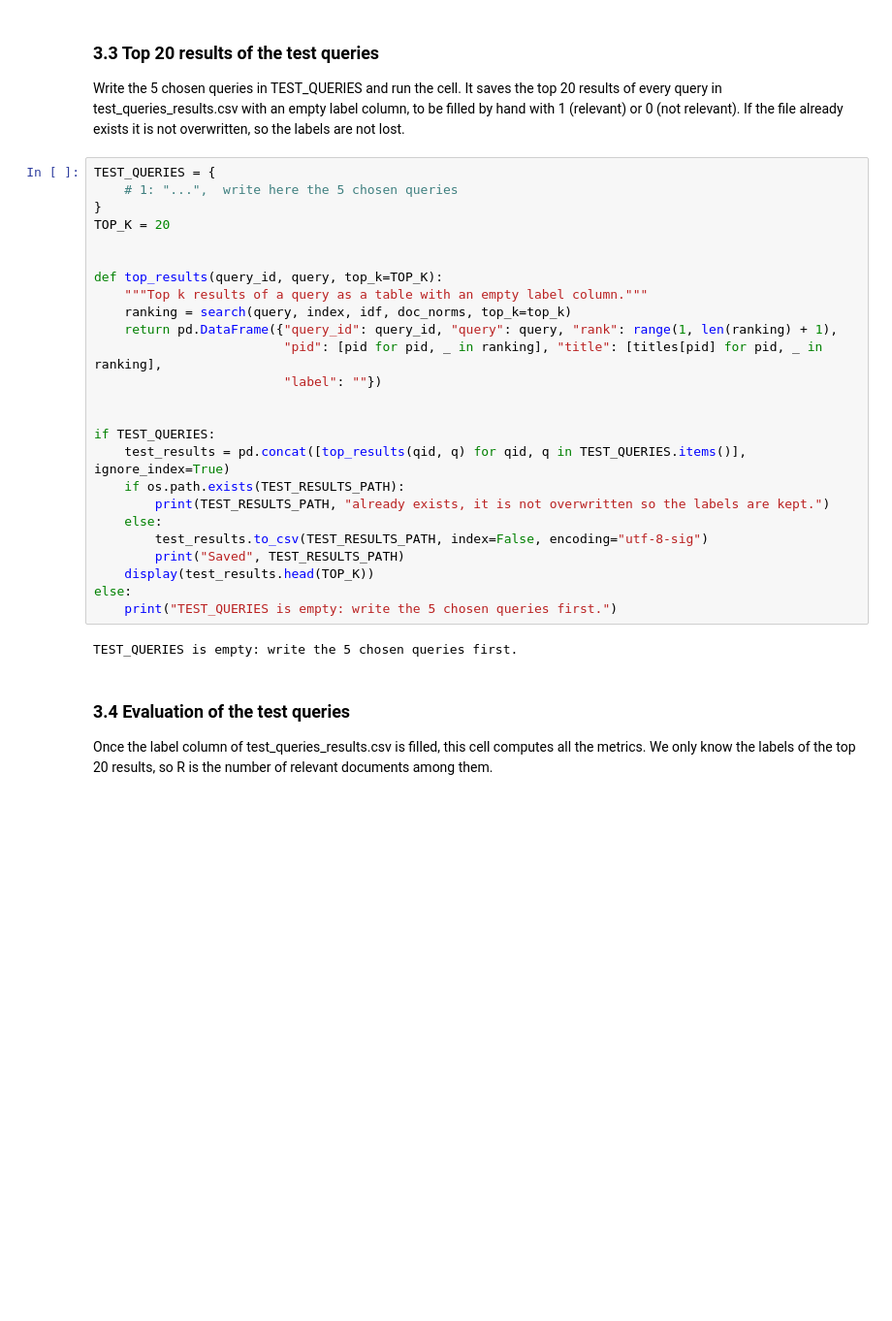
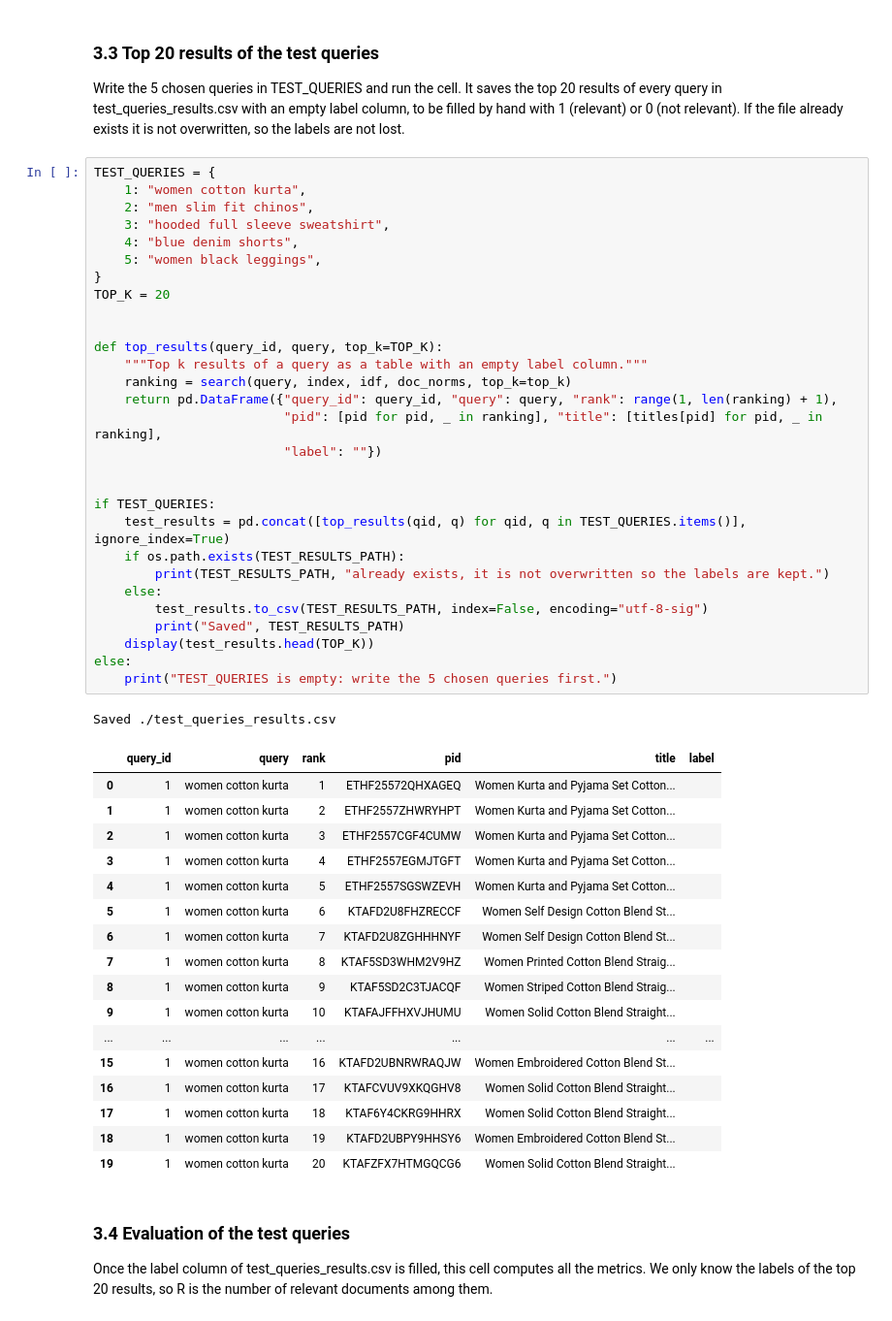
Before and after one commit to marticasasn/IRWA-2026-Search-Engine, a Jupyter notebook: IRWA_Part2_Indexing_Evaluation.ipynb, the cells around one changed output. Shown at 97% size. Drawn from its saved outputs; the diff is of its cells as text; blank space fills up the shorter version.

Commit message:
add test queries

```diff
--- a/IRWA_Part2_Indexing_Evaluation.ipynb
+++ b/IRWA_Part2_Indexing_Evaluation.ipynb
@@ -364,31 +364,52 @@ pd.DataFrame(rows).sort_values("AND results", ascending=False).reset_index(drop=
 Write the 5 chosen queries in TEST_QUERIES and run the cell. It saves the top 20 results of every query in test_queries_results.csv with an empty label column, to be filled by hand with 1 (relevant) or 0 (not relevant). If the file already exists it is not overwritten, so the labels are not lost.
 # %%
 TEST_QUERIES = {
-    # 1: "...",  write here the 5 chosen queries
+    1: "women cotton kurta",
+    2: "men slim fit chinos",
+    3: "hooded full sleeve sweatshirt",
+    4: "blue denim shorts",
+    5: "women black leggings",
 }
 TOP_K = 20
 
 
 def top_results(query_id, query, top_k=TOP_K):
     """Top k results of a query as a table with an empty label column."""
     ranking = search(query, index, idf, doc_norms, top_k=top_k)
     return pd.DataFrame({"query_id": query_id, "query": query, "rank": range(1, len(ranking) + 1),
                          "pid": [pid for pid, _ in ranking], "title": [titles[pid] for pid, _ in ranking],
                          "label": ""})
 
 
 if TEST_QUERIES:
     test_results = pd.concat([top_results(qid, q) for qid, q in TEST_QUERIES.items()], ignore_index=True)
     if os.path.exists(TEST_RESULTS_PATH):
         print(TEST_RESULTS_PATH, "already exists, it is not overwritten so the labels are kept.")
     else:
         test_results.to_csv(TEST_RESULTS_PATH, index=False, encoding="utf-8-sig")
         print("Saved", TEST_RESULTS_PATH)
     display(test_results.head(TOP_K))
 else:
     print("TEST_QUERIES is empty: write the 5 chosen queries first.")
 # %% [output]
-TEST_QUERIES is empty: write the 5 chosen queries first.
+Saved ./test_queries_results.csv
+|  | query_id | query | rank | pid | title | label |
+| 0 | 1 | women cotton kurta | 1 | ETHF25572QHXAGEQ | Women Kurta and Pyjama Set Cotton... |  |
+| 1 | 1 | women cotton kurta | 2 | ETHF2557ZHWRYHPT | Women Kurta and Pyjama Set Cotton... |  |
+| 2 | 1 | women cotton kurta | 3 | ETHF2557CGF4CUMW | Women Kurta and Pyjama Set Cotton... |  |
+| 3 | 1 | women cotton kurta | 4 | ETHF2557EGMJTGFT | Women Kurta and Pyjama Set Cotton... |  |
+| 4 | 1 | women cotton kurta | 5 | ETHF2557SGSWZEVH | Women Kurta and Pyjama Set Cotton... |  |
+| 5 | 1 | women cotton kurta | 6 | KTAFD2U8FHZRECCF | Women Self Design Cotton Blend St... |  |
+| 6 | 1 | women cotton kurta | 7 | KTAFD2U8ZGHHHNYF | Women Self Design Cotton Blend St... |  |
+| 7 | 1 | women cotton kurta | 8 | KTAF5SD3WHM2V9HZ | Women Printed Cotton Blend Straig... |  |
+| 8 | 1 | women cotton kurta | 9 | KTAF5SD2C3TJACQF | Women Striped Cotton Blend Straig... |  |
+| 9 | 1 | women cotton kurta | 10 | KTAFAJFFHXVJHUMU | Women Solid Cotton Blend Straight... |  |
+| ... | ... | ... | ... | ... | ... | ... |
+| 15 | 1 | women cotton kurta | 16 | KTAFD2UBNRWRAQJW | Women Embroidered Cotton Blend St... |  |
+| 16 | 1 | women cotton kurta | 17 | KTAFCVUV9XKQGHV8 | Women Solid Cotton Blend Straight... |  |
+| 17 | 1 | women cotton kurta | 18 | KTAF6Y4CKRG9HHRX | Women Solid Cotton Blend Straight... |  |
+| 18 | 1 | women cotton kurta | 19 | KTAFD2UBPY9HHSY6 | Women Embroidered Cotton Blend St... |  |
+| 19 | 1 | women cotton kurta | 20 | KTAFZFX7HTMGQCG6 | Women Solid Cotton Blend Straight... |  |
 # %% [markdown]
 ### 3.4 Evaluation of the test queries
 
```
Also changed, not shown: parts of 1 cell of this notebook, 1 other file.
